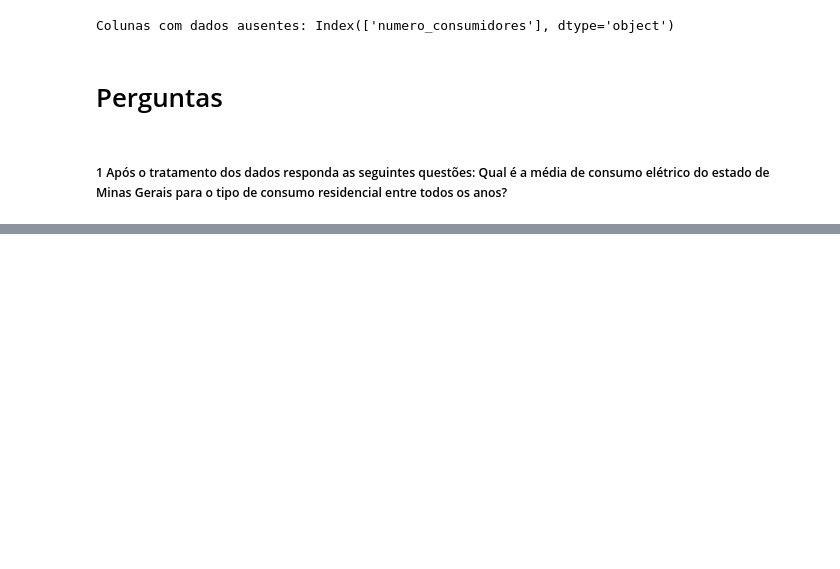
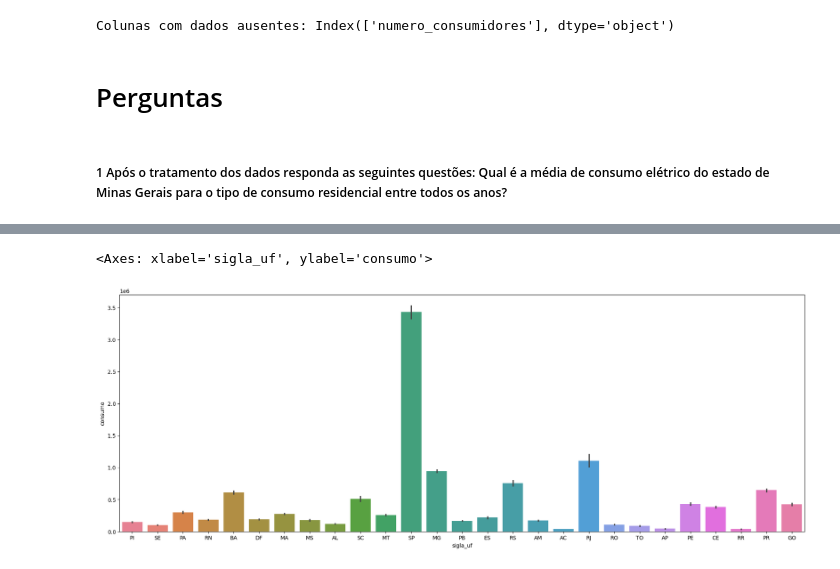
Before and after one commit to pbelfort/trabalho_ciencia_de_dados, a Jupyter notebook: notebook/tp.ipynb, the cells around one changed output, grey strips where cells are left out. Saved outputs shown, nothing was run; the diff lists cells and outputs as text; code cells hidden in the pictures; blank space fills up the shorter version.

```diff
--- a/notebook/tp.ipynb
+++ b/notebook/tp.ipynb
@@ -107,0 +107,11 @@ print('Media de consumo', consupution_media)
+# %%
+filter = (processed_dataset['ano'] == 2019) & (processed_dataset['tipo_consumo'] == 'Residencial')
+
+data = processed_dataset[filter]
+
+data.groupby('sigla_uf').agg(
+    consupution_sum = ('consumo',sum)
+    ).sort_values(
+        by = 'consupution_sum',
+        ascending=False
+        )
@@ -107,0 +137,11 @@ print('Media de consumo', consupution_media)
+# %%
+plt.figure(figsize=(23,8))
+sns.barplot(
+            data=data,
+            x='sigla_uf',
+            y='consumo',
+            hue='sigla_uf'
+            )
+# %% [output]
+<Axes: xlabel='sigla_uf', ylabel='consumo'>
+[figure, added]
```
Also changed, not shown: parts of 5 cells of this notebook.
